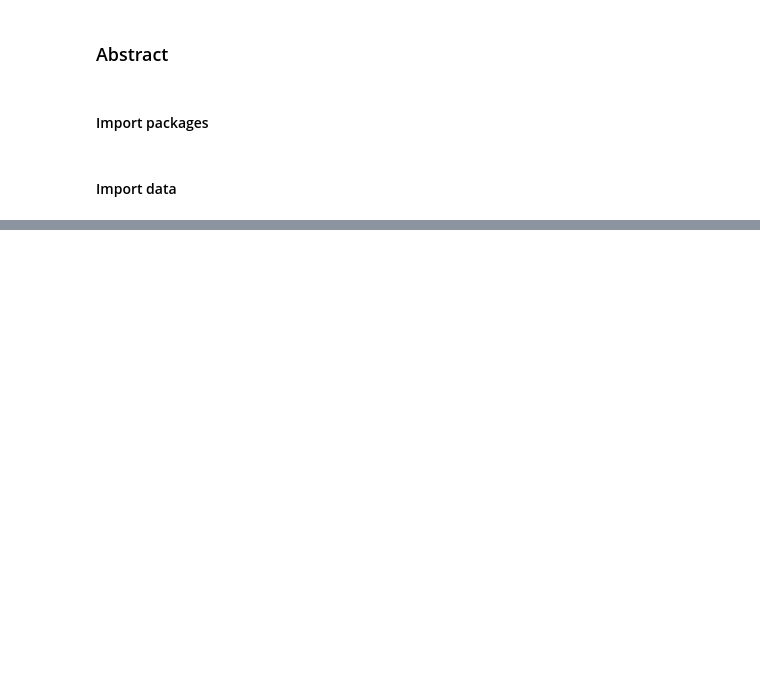
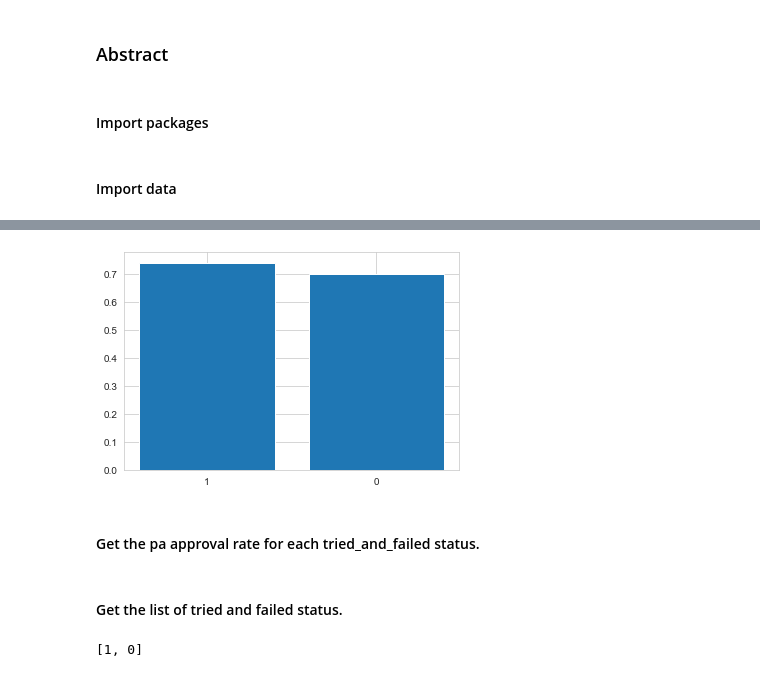
Before and after one commit to xushuo0/CoverMyMeds_Project, a Jupyter notebook: CoverMyMeds Notebook.ipynb, the cells around one changed output, grey strips where cells are left out. Drawn from its saved outputs; the diff is of its cells as text; code cells hidden in the pictures; blank space fills up the shorter version.

```diff
--- a/CoverMyMeds Notebook.ipynb
+++ b/CoverMyMeds Notebook.ipynb
@@ -237,0 +225,16 @@ array(['A', 'B', 'C'], dtype=object)
+# %%
+plt.bar(['1','0'], App_Rate_Diag)
+plt.show()
+# %% [output]
+[figure, added]
+# %% [markdown]
+#### Get the pa approval rate for each tried_and_failed status.
+# %% [markdown]
+#### Get the list of tried and failed status.
+# %%
+TF_Status = []
+for i in range(len(df_pa.tried_and_failed.unique())):
+    TF_Status.append(df_pa.tried_and_failed.unique()[i])
+TF_Status
+# %% [output]
+[1, 0]
```
Also changed, not shown: parts of 75 cells of this notebook.
